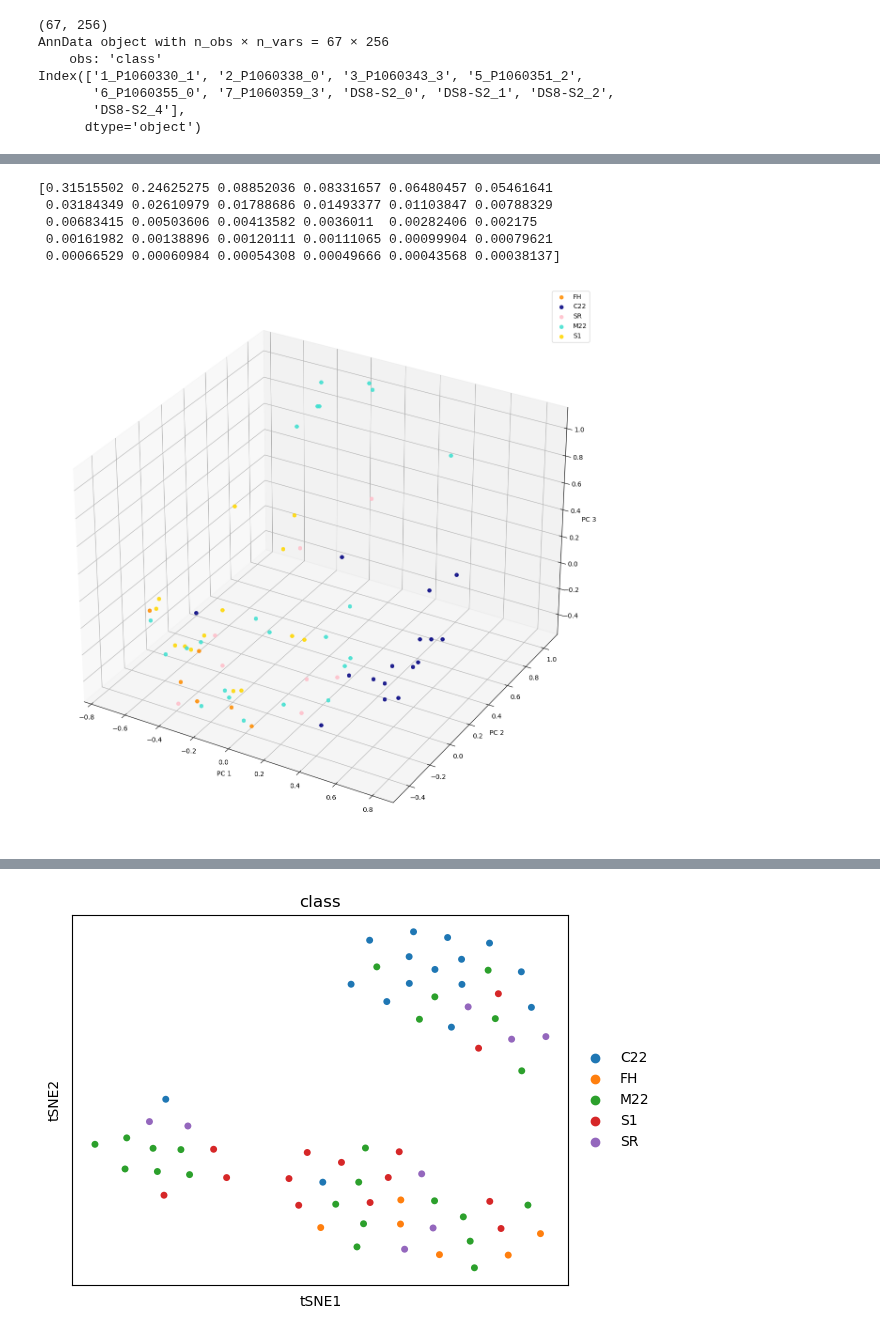
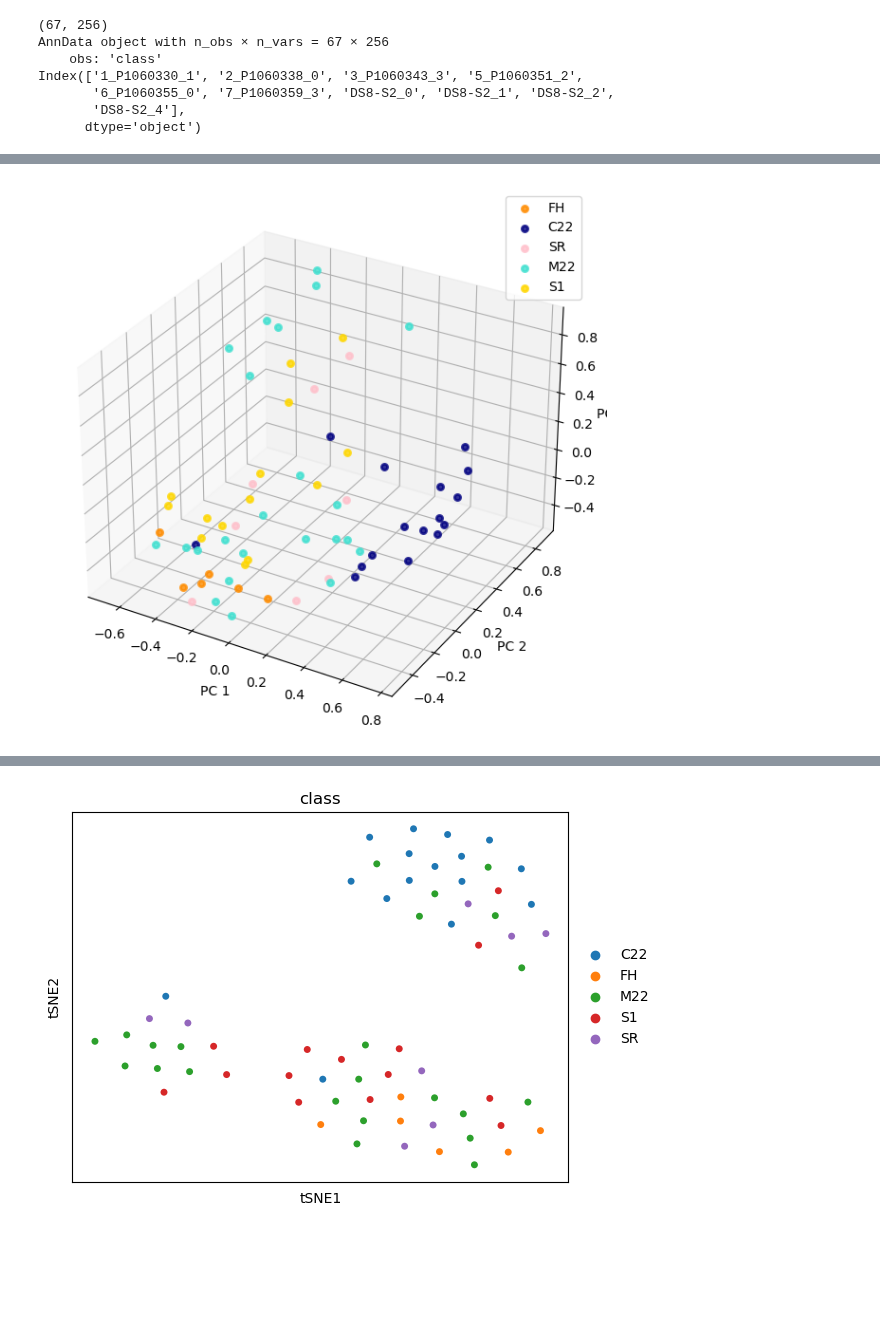
Before and after one commit to dmair1989/imagegrains, a Jupyter notebook: notebooks/tSNE.ipynb, the cells around one changed output, grey strips where cells are left out. Saved outputs shown, nothing was run; the diff lists cells and outputs as text; code cells hidden in the pictures; blank space fills up the shorter version.

```diff
--- a/notebooks/tSNE.ipynb
+++ b/notebooks/tSNE.ipynb
@@ -142,29 +126,29 @@ sc.pl.pca(adata,color='class',size=100)
 # %%
 #sanity check with sklearn
 from sklearn.decomposition import PCA
-pca = PCA(n_components=30)
-pca.fit(train_s)
-print(pca.explained_variance_ratio_)
-X=pca.transform(train_s)
+pca = PCA(n_components=3)
+pca.fit(train_styles)
+X=pca.transform(train_styles)
+print('explained_variance_ratio',pca.explained_variance_ratio_)
 
 colors = ["navy", "turquoise", "darkorange","pink","gold"]
 target_names = ['C22','M22','FH','SR','S1']
 
 lw = 2
 for point in range(len(X)):
-    if data_classes[point]=='C22':
+    if data_classes_train[point]=='C22':
         c=colors[0]
-    elif data_classes[point]=='M22':
+    elif data_classes_train[point]=='M22':
         c=colors[1]
-    elif data_classes[point]=='FH':
+    elif data_classes_train[point]=='FH':
         c=colors[2]
-    elif data_classes[point]=='SR':
+    elif data_classes_train[point]=='SR':
         c=colors[3]
-    elif data_classes[point]=='S1':
+    elif data_classes_train[point]=='S1':
         c=colors[4]
     else:
         c='black'
-    plt.scatter(X[point, 0], X[point, 1],color=c, alpha=.8, lw=lw,label=data_classes[point])
+    plt.scatter(X[point, 0], X[point, 1],color=c, alpha=.8, lw=lw,label=data_classes_train[point])
 
 from collections import OrderedDict
 
@@ -181,43 +161,32 @@ plt.legend(by_label.values(), by_label.keys());
 # %%
-pca = PCA(n_components=30)
-pca.fit(train_s)
-print(pca.explained_variance_ratio_)
-X=pca.transform(train_s)
 
-colors = ["navy", "turquoise", "darkorange","pink","gold"]
-target_names = ['C22','M22','FH','SR','S1']
-fig = plt.figure(figsize=(12, 12))
+fig = plt.figure(figsize=(6, 6))
 ax = fig.add_subplot(projection='3d')
 
 lw = 2
 for point in range(len(X)):
-    if data_classes[point]=='C22':
+    if data_classes_train[point]=='C22':
         c=colors[0]
-    elif data_classes[point]=='M22':
+    elif data_classes_train[point]=='M22':
         c=colors[1]
-    elif data_classes[point]=='FH':
+    elif data_classes_train[point]=='FH':
         c=colors[2]
-    elif data_classes[point]=='SR':
+    elif data_classes_train[point]=='SR':
         c=colors[3]
-    elif data_classes[point]=='S1':
+    elif data_classes_train[point]=='S1':
         c=colors[4]
     else:
         c='black'
-    ax.scatter(X[point, 0], X[point, 1],X[point, 1],color=c, alpha=.8, lw=lw,label=data_classes[point])
+    ax.scatter(X[point, 0], X[point, 1],X[point, 1],color=c, alpha=.8, lw=lw,label=data_classes_train[point])
 
 from collections import OrderedDict
 
 handles, labels = plt.gca().get_legend_handles_labels()
 by_label = OrderedDict(zip(labels, handles))
 plt.legend(by_label.values(), by_label.keys());
 ax.set_xlabel('PC 1')
 ax.set_ylabel('PC 2')
 ax.set_zlabel('PC 3')
 plt.tight_layout();
 # %% [output]
-[0.31515502 0.24625275 0.08852036 0.08331657 0.06480457 0.05461641
- 0.03184349 0.02610979 0.01788686 0.01493377 0.01103847 0.00788329
- 0.00683415 0.00503606 0.00413582 0.0036011  0.00282406 0.002175
- 0.00161982 0.00138896 0.00120111 0.00111065 0.00099904 0.00079621
- 0.00066529 0.00060984 0.00054308 0.00049666 0.00043568 0.00038137]
-[figure, old version]
+[figure, new version]
```
Also changed, not shown: parts of 12 cells of this notebook.
